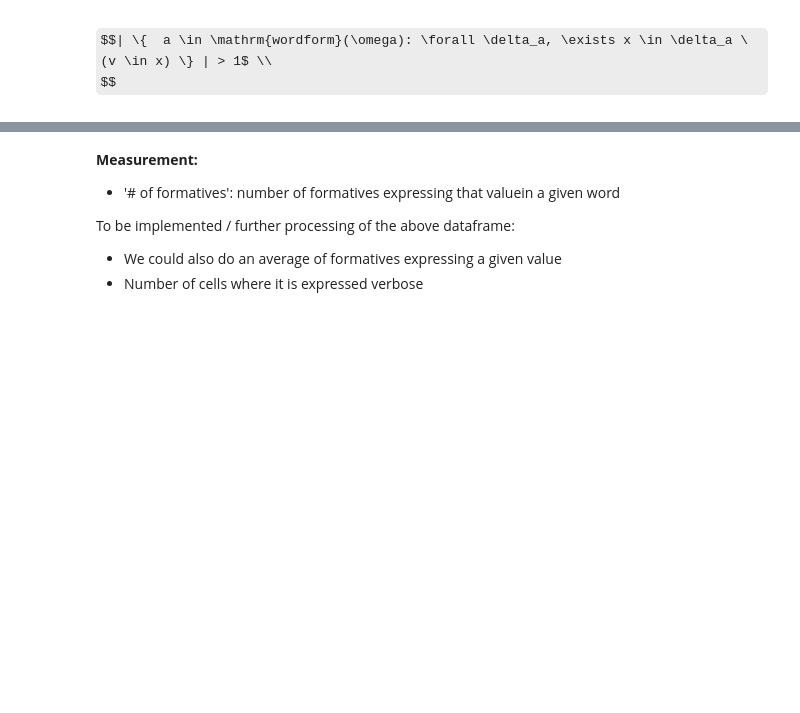
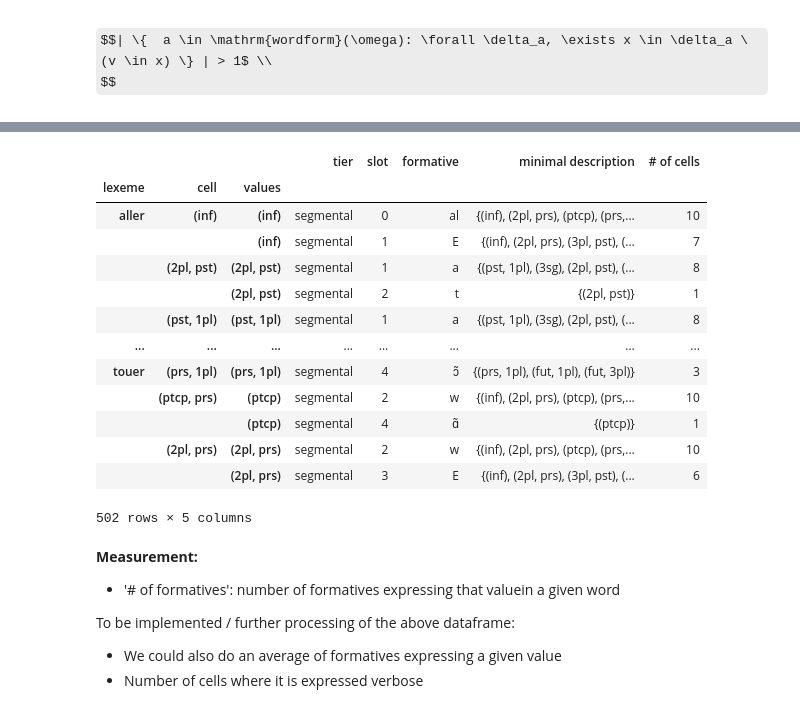
Before and after one commit to maecarroll/setMorph, a Jupyter notebook: ExponenceTypology.ipynb, the cells around one changed output, grey strips where cells are left out. Cells and saved outputs as stored; diff of their text form; code cells hidden in the pictures; some formulas as TeX source; blank space fills up the shorter version.

Commit message:
WIP on verbose exponence

```diff
--- a/ExponenceTypology.ipynb
+++ b/ExponenceTypology.ipynb
@@ -237,3 +234,21 @@ pd.DataFrame(ve_ngkolmpu)
+# %%
+ve = sm.classify_verbose(shortest_descrs)
+ve
+# %% [output]
+|  |  |  | tier | slot | formative | minimal description | # of cells |
+| lexeme | cell | values |  |  |  |  |  |
+| aller | (inf) | (inf) | segmental | 0 | al | {(inf), (2pl, prs), (ptcp), (prs,... | 10 |
+|  |  | (inf) | segmental | 1 | E | {(inf), (2pl, prs), (3pl, pst), (... | 7 |
+|  | (2pl, pst) | (2pl, pst) | segmental | 1 | a | {(pst, 1pl), (3sg), (2pl, pst), (... | 8 |
+|  |  | (2pl, pst) | segmental | 2 | t | {(2pl, pst)} | 1 |
+|  | (pst, 1pl) | (pst, 1pl) | segmental | 1 | a | {(pst, 1pl), (3sg), (2pl, pst), (... | 8 |
+| ... | ... | ... | ... | ... | ... | ... | ... |
+| touer | (prs, 1pl) | (prs, 1pl) | segmental | 4 | ɔ̃ | {(prs, 1pl), (fut, 1pl), (fut, 3pl)} | 3 |
+|  | (ptcp, prs) | (ptcp) | segmental | 2 | w | {(inf), (2pl, prs), (ptcp), (prs,... | 10 |
+|  |  | (ptcp) | segmental | 4 | ɑ̃ | {(ptcp)} | 1 |
+|  | (2pl, prs) | (2pl, prs) | segmental | 2 | w | {(inf), (2pl, prs), (ptcp), (prs,... | 10 |
+|  |  | (2pl, prs) | segmental | 3 | E | {(inf), (2pl, prs), (3pl, pst), (... | 6 |
+502 rows × 5 columns
 # %% [markdown]
 **Measurement:**
 
```
Also changed, not shown: parts of 8 cells of this notebook, 1 other file.
